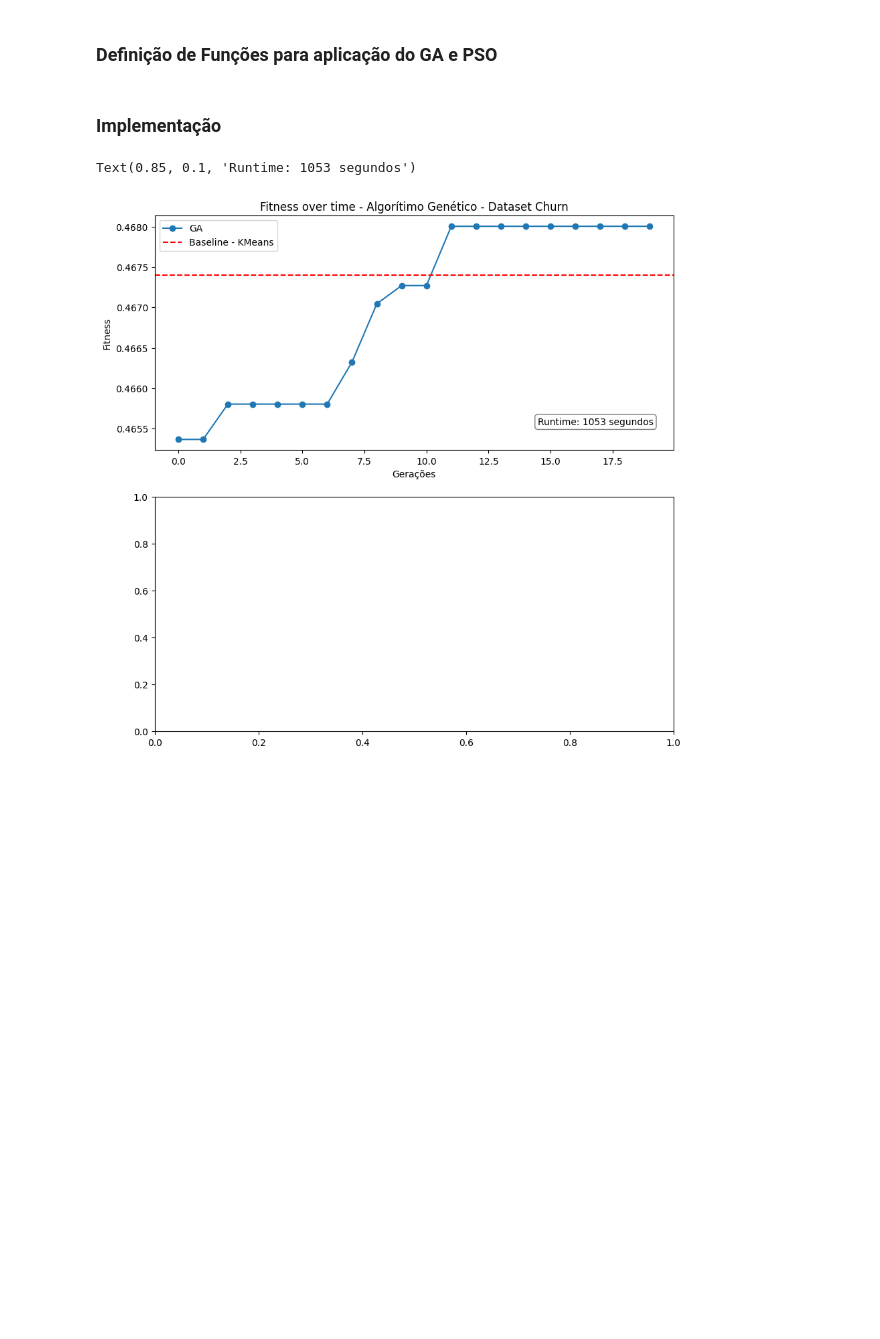
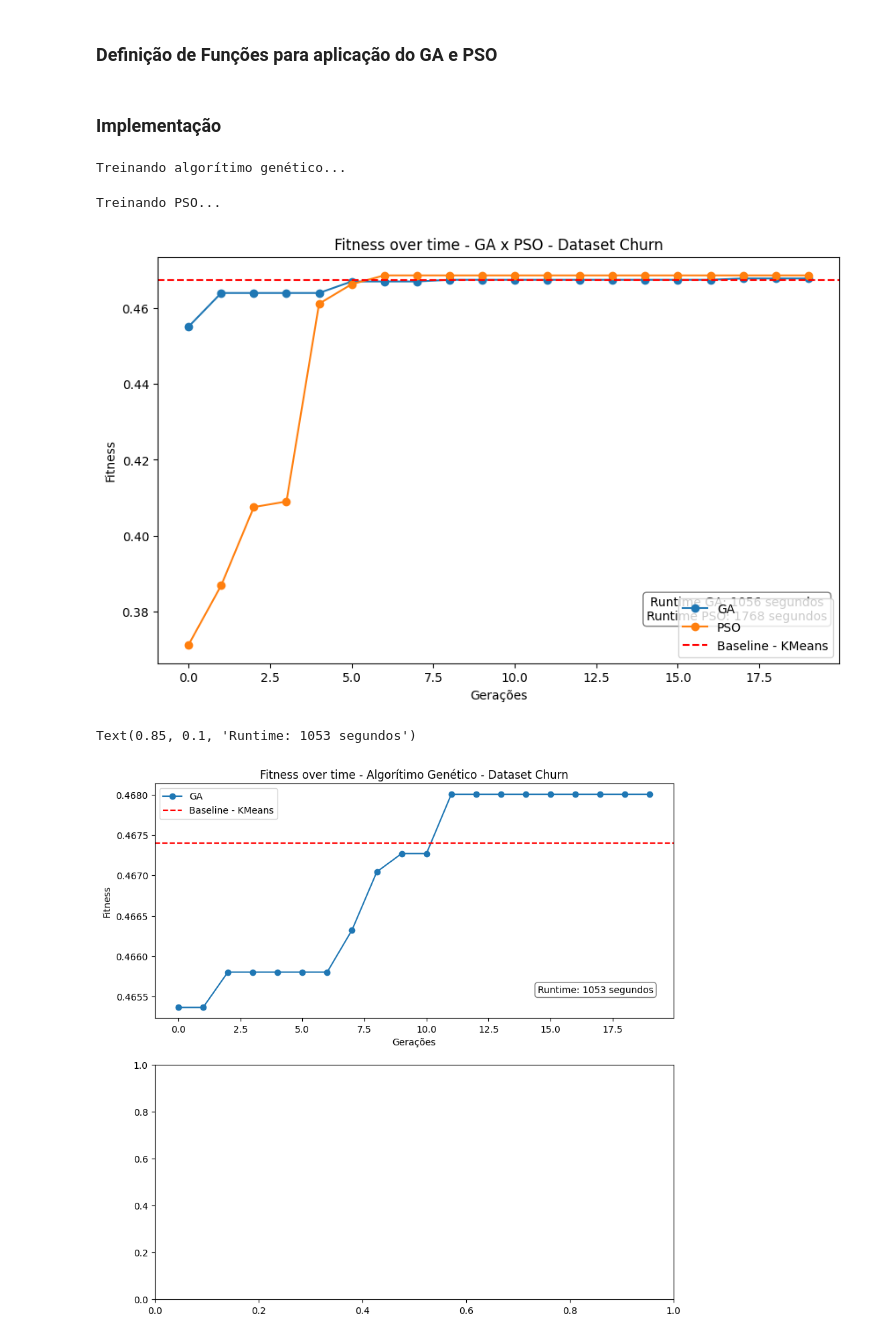
Before and after one commit to matheusgm502/optimization_project, a Jupyter notebook: Projeto Final - Otimização e Computação Evolucionária.ipynb, the cells around one changed output. Cells and saved outputs as stored; diff of their text form; code cells hidden in the pictures; blank space fills up the shorter version.

Commit message:
Adjusts Dataset1

```diff
--- a/Projeto Final - Otimização e Computação Evolucionária.ipynb
+++ b/Projeto Final - Otimização e Computação Evolucionária.ipynb
@@ -469,15 +485,53 @@ def runGA(data,popsize,p_crossover,p_mutation,n_clusters,n_f,max_generations):
     return OutputDict
 # %%
 # Parâmetros constantes para o GA e PSO
-popsize = 50
-p_crossover = 0.3
-p_mutation = 0.2
-max_generations = 20
+data = X.to_numpy()
 n_clusters=2
 n_f = X.shape[1]
 
+popsize = 50 # = swarmsize
+max_generations = 20 # = max_iters
 
-results = runGA(X.to_numpy(),popsize,p_crossover,p_mutation,n_clusters,n_f,max_generations)
+# Parâmetros variáveis para o GA
+p_crossover = 0.3
+p_mutation = 0.2
+
+
+# Parâmetros variáveis para o PSO
+c1 = 1
+c2 = 2
+w = 0.5
+
+results = CompareGAvsPSO(data,popsize,p_crossover,p_mutation,n_clusters,n_f,max_generations,c1,c2,2)
+# %% [output]
+Treinando algorítimo genético...
+Treinando PSO...
+# %%
+fig, ax = plt.subplots(figsize=(10, 6))
+
+
+# Plot GA results
+
+ax.plot(results['GA_fitness_over_time'], label='GA', marker='o')
+ax.plot(results['PSO_fitness_over_time'], label='PSO', marker='o')
+ax.axhline(y=silhouette, color='r', linestyle='--', label='Baseline - KMeans')
+ax.legend()
+ax.set_xlabel('Gerações')
+ax.set_ylabel('Fitness')
+ax.set_title('Fitness over time - GA x PSO - Dataset Churn')
+
+# Plot Runtime results
+text_box_runtime_GA = f"Runtime GA: {results['GA_runtime']:.0f} segundos"
+text_box_runtime_PSO = f"Runtime PSO: {results['PSO_runtime']:.0f} segundos"
+text_box_content = text_box_runtime_GA + '\n' + text_box_runtime_PSO
+
+ax.text(0.85, 0.1, text_box_content, transform=ax.transAxes,
+        fontsize=10, verticalalignment='bottom', horizontalalignment='center',
+        bbox=dict(boxstyle='round', facecolor='white', alpha=0.5))
+
+plt.show()
+# %% [output]
+[figure, added]
 # %%
 fig, axs = plt.subplots(2, 1, figsize=(10,10))
 
```
Also changed, not shown: parts of 3 cells of this notebook.
